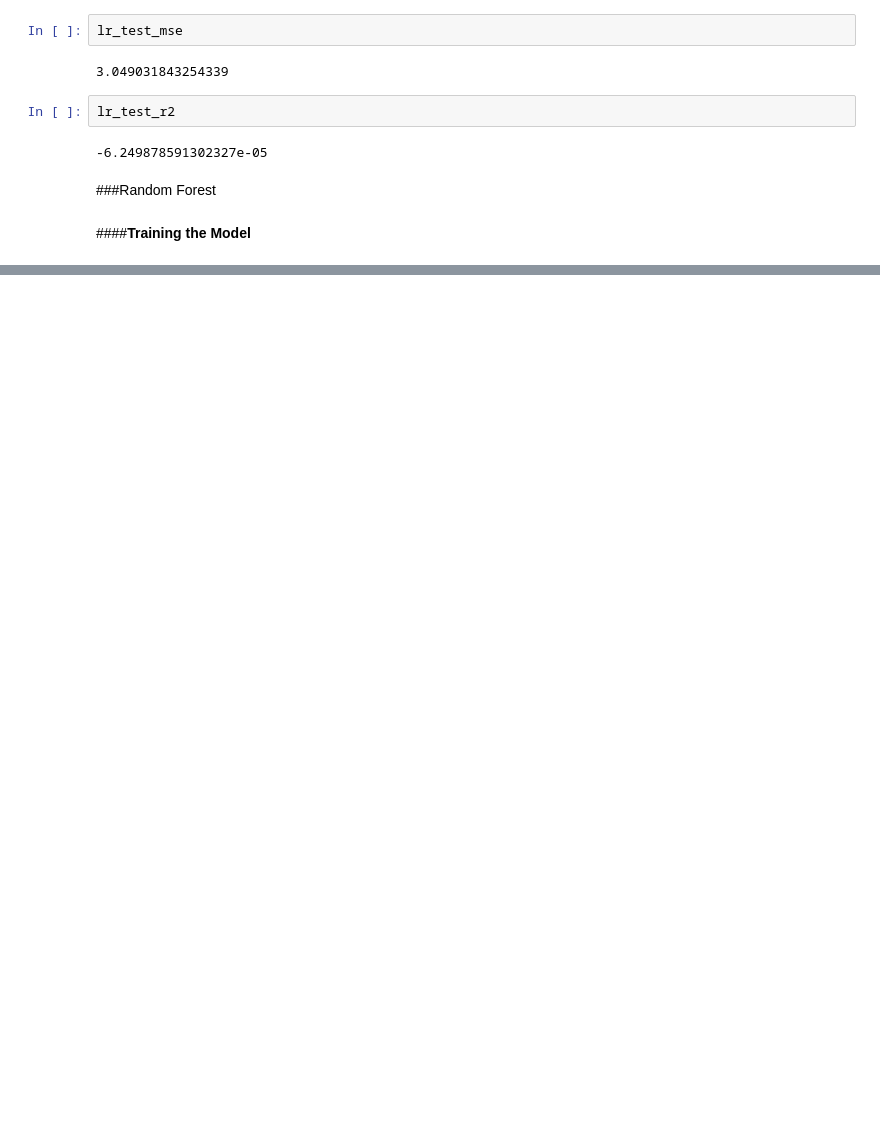
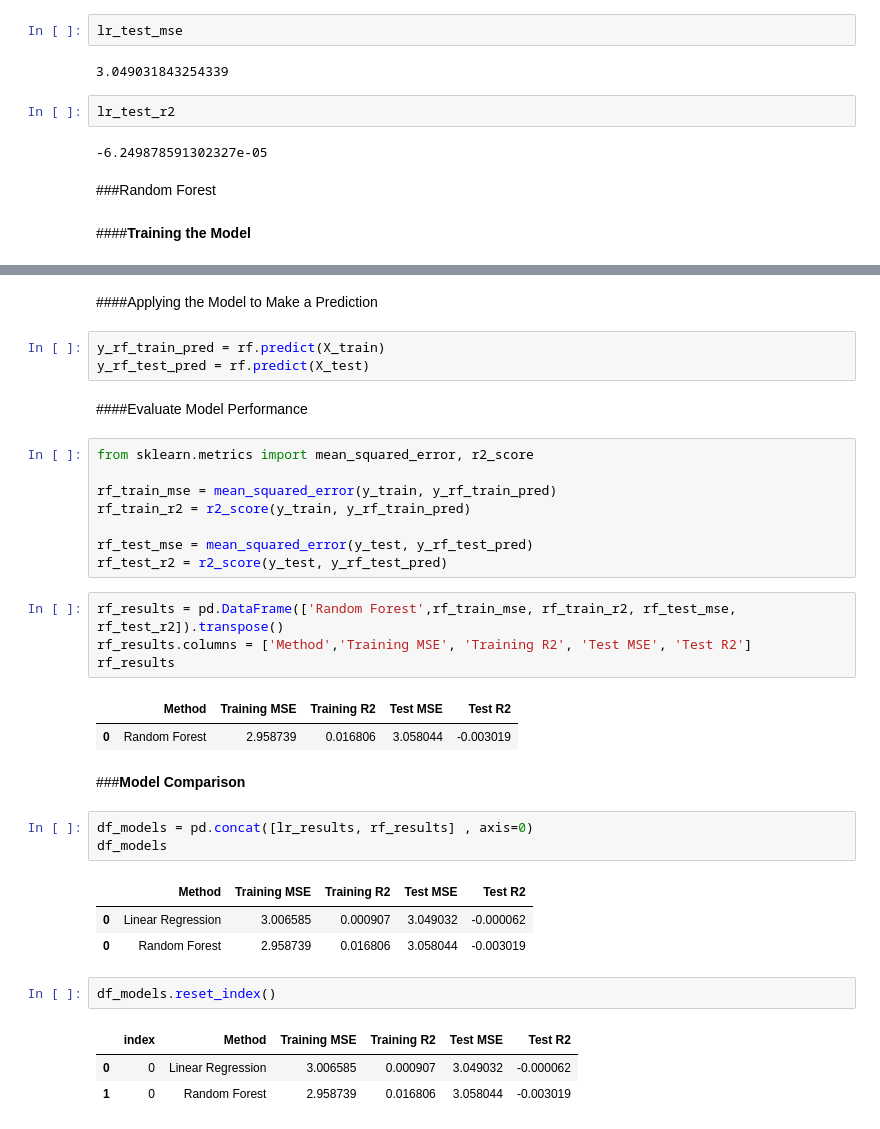
Before and after one commit to hewageuhcu/Python-Model-Training-Test, a Jupyter notebook: test.ipynb, the cells around one changed output, grey strips where cells are left out. Saved outputs shown, nothing was run; the diff lists cells and outputs as text; blank space fills up the shorter version.

```diff
--- a/test.ipynb
+++ b/test.ipynb
@@ -219,0 +227,37 @@ lr_test_r2
+# %% [markdown]
+####Applying the Model to Make a Prediction
+# %%
+y_rf_train_pred = rf.predict(X_train)
+y_rf_test_pred = rf.predict(X_test)
+# %% [markdown]
+####Evaluate Model Performance
+# %%
+from sklearn.metrics import mean_squared_error, r2_score
+
+rf_train_mse = mean_squared_error(y_train, y_rf_train_pred)
+rf_train_r2 = r2_score(y_train, y_rf_train_pred)
+
+rf_test_mse = mean_squared_error(y_test, y_rf_test_pred)
+rf_test_r2 = r2_score(y_test, y_rf_test_pred)
+# %%
+rf_results = pd.DataFrame(['Random Forest',rf_train_mse, rf_train_r2, rf_test_mse, rf_test_r2]).transpose()
+rf_results.columns = ['Method','Training MSE', 'Training R2', 'Test MSE', 'Test R2']
+rf_results
+# %% [output]
+|  | Method | Training MSE | Training R2 | Test MSE | Test R2 |
+| 0 | Random Forest | 2.958739 | 0.016806 | 3.058044 | -0.003019 |
+# %% [markdown]
+###**Model Comparison**
+# %%
+df_models = pd.concat([lr_results, rf_results] , axis=0)
+df_models
+# %% [output]
+|  | Method | Training MSE | Training R2 | Test MSE | Test R2 |
+| 0 | Linear Regression | 3.006585 | 0.000907 | 3.049032 | -0.000062 |
+| 0 | Random Forest | 2.958739 | 0.016806 | 3.058044 | -0.003019 |
+# %%
+df_models.reset_index()
+# %% [output]
+|  | index | Method | Training MSE | Training R2 | Test MSE | Test R2 |
+| 0 | 0 | Linear Regression | 3.006585 | 0.000907 | 3.049032 | -0.000062 |
+| 1 | 0 | Random Forest | 2.958739 | 0.016806 | 3.058044 | -0.003019 |
```
Also changed, not shown: parts of 3 cells of this notebook.
